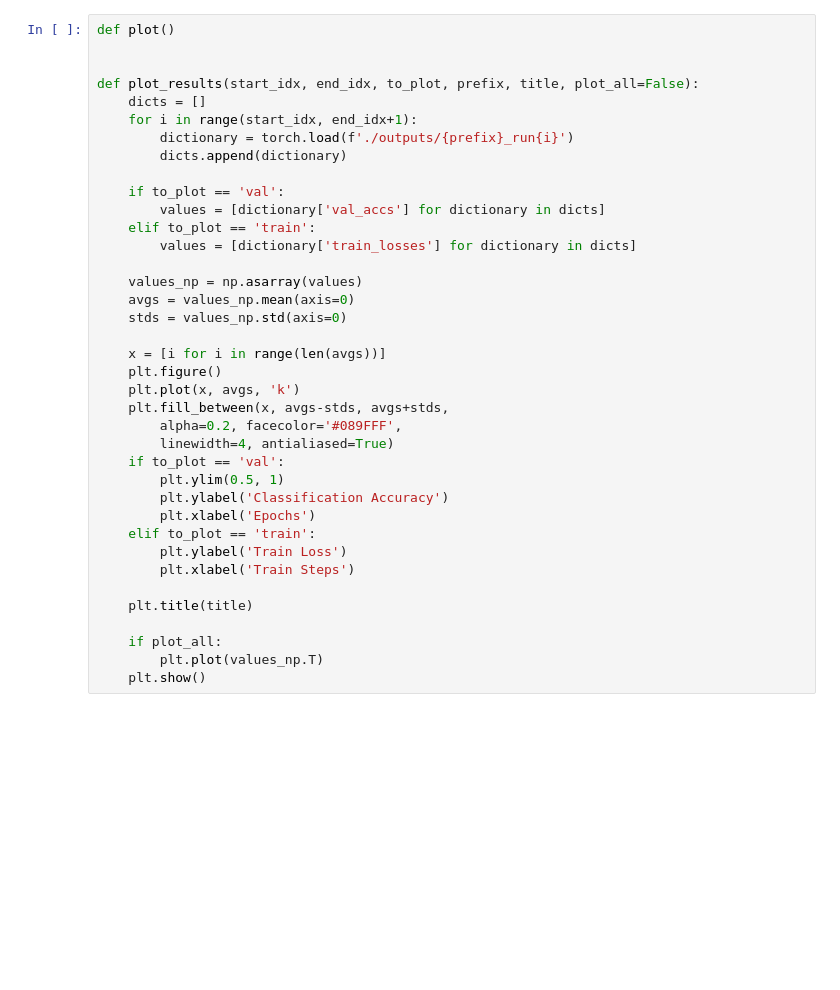
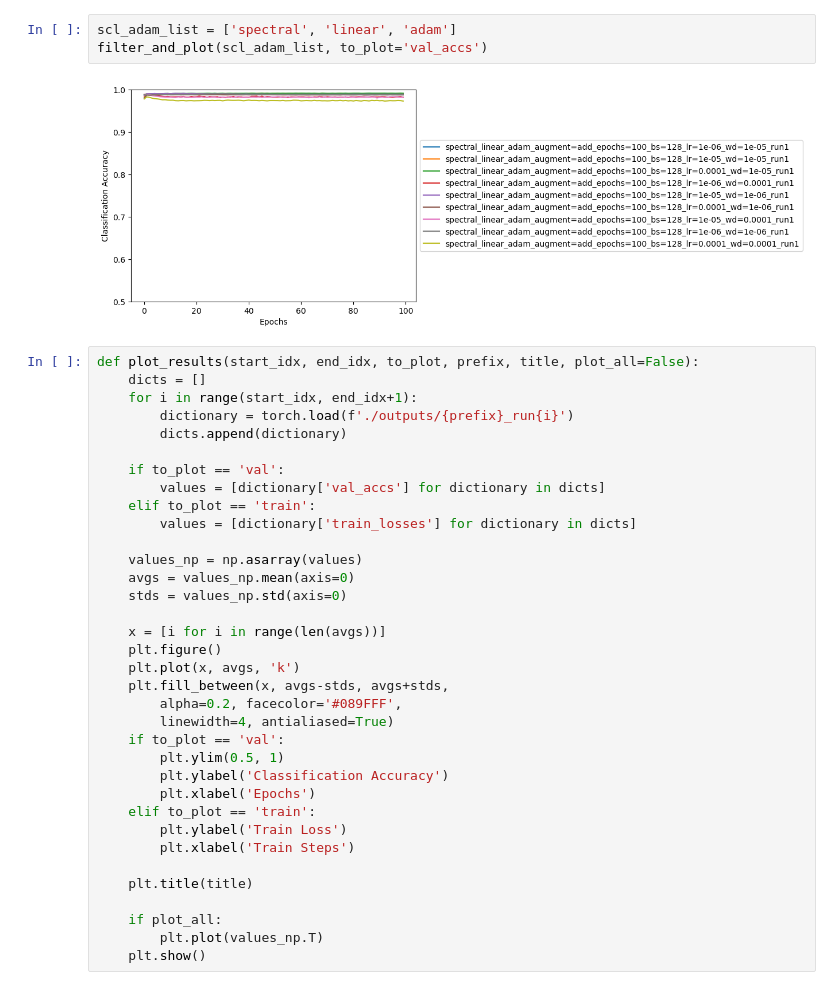
Before and after one commit to dante-hl/matrixssl-inductive, a Jupyter notebook: notebooks/repeated_run_results.ipynb, the cells around one changed output. Saved outputs shown, nothing was run; the diff lists cells and outputs as text; blank space fills up the shorter version.

```diff
--- a/notebooks/repeated_run_results.ipynb
+++ b/notebooks/repeated_run_results.ipynb
@@ -8,7 +72,9 @@ import torch
+# %%
+scl_adam_list = ['spectral', 'linear', 'adam']
+filter_and_plot(scl_adam_list, to_plot='val_accs')
+# %% [output]
+[figure, added]
 # %%
-def plot()
-
-
 def plot_results(start_idx, end_idx, to_plot, prefix, title, plot_all=False):
     dicts = []
     for i in range(start_idx, end_idx+1):
```
Also changed, not shown: parts of 21 cells of this notebook, 1 other file.
